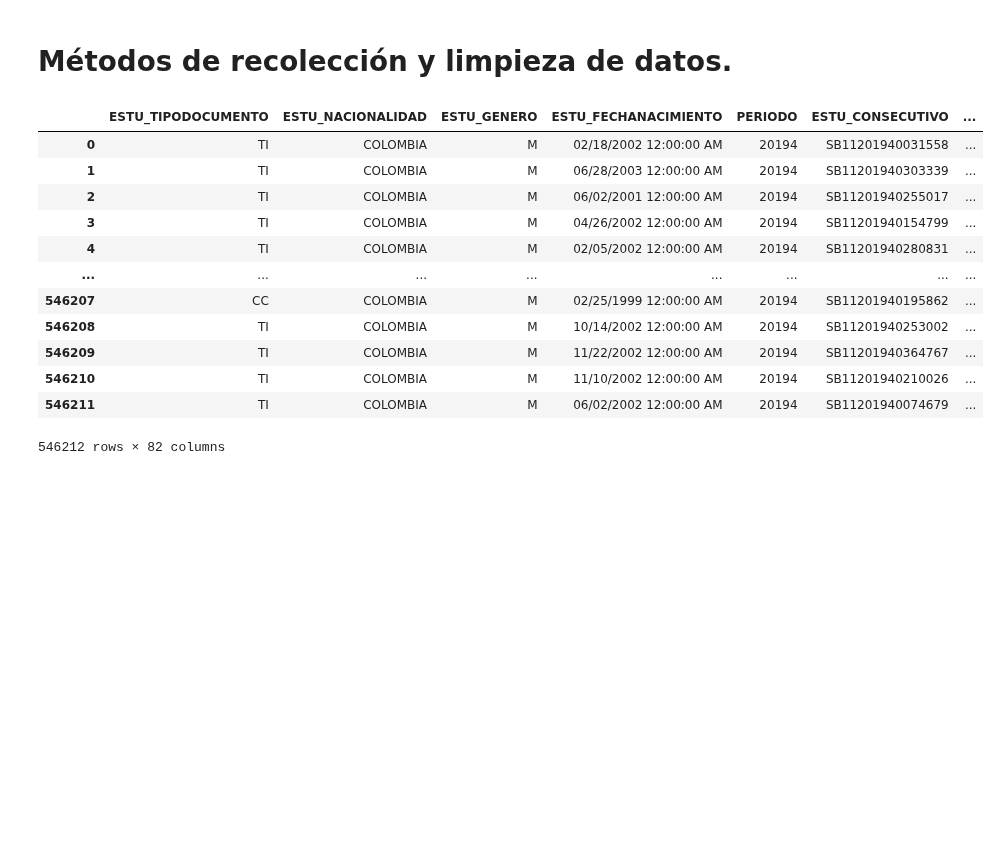
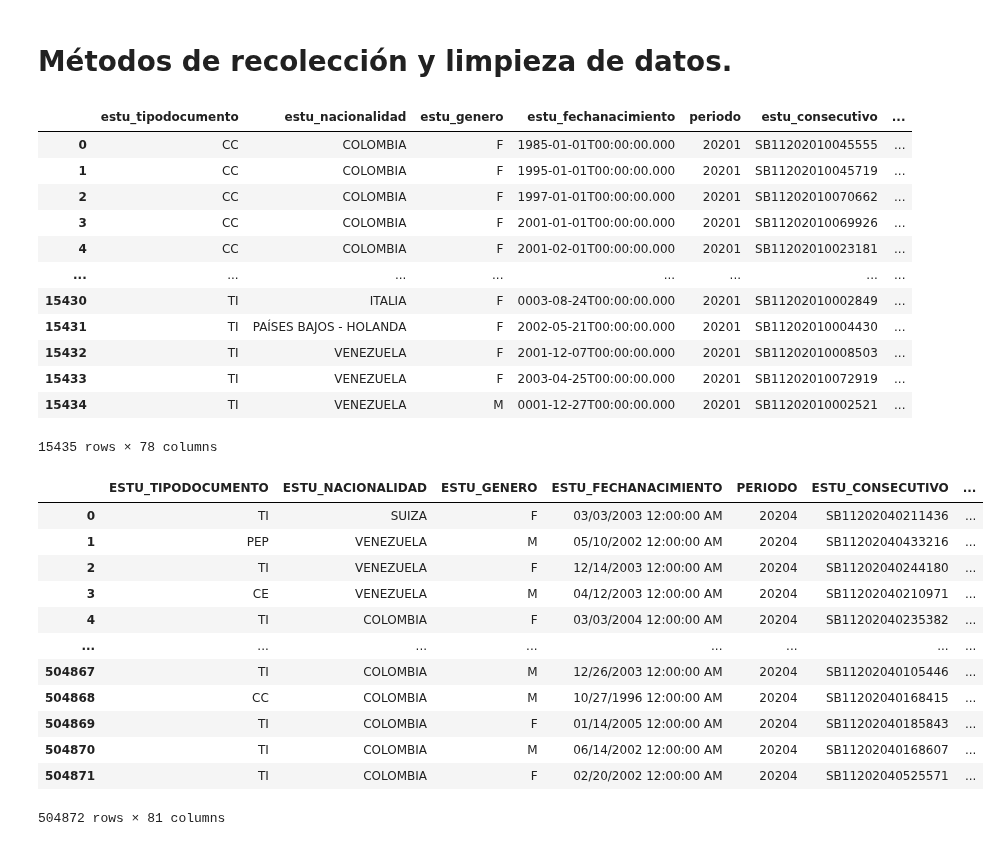
Before and after one commit to wespitia9/AVDV3-219, a Jupyter notebook: Modulo_1-Tecnicas_Avanzadas_de_Analisis_de_Datos/Modulo-1_dev.ipynb, the cells around one changed output. Saved outputs shown, nothing was run; the diff lists cells and outputs as text; code cells hidden in the pictures; blank space fills up the shorter version.

```diff
--- a/Modulo_1-Tecnicas_Avanzadas_de_Analisis_de_Datos/Modulo-1_dev.ipynb
+++ b/Modulo_1-Tecnicas_Avanzadas_de_Analisis_de_Datos/Modulo-1_dev.ipynb
@@ -494,20 +494,36 @@ Recursos recomendados:
 # Métodos de recolección y limpieza de datos.
 # %%
 #df_resultados_2018_1
-df_resultados_2019_2
-#df_resultados_2020_1
+#df_resultados_2019_2
+df_resultados_2020_1
 #df_resultados_2022_2
 # %% [output]
-|  | ESTU_TIPODOCUMENTO | ESTU_NACIONALIDAD | ESTU_GENERO | ESTU_FECHANACIMIENTO | PERIODO | ESTU_CONSECUTIVO | ... |
-| 0 | TI | COLOMBIA | M | 02/18/2002 12:00:00 AM | 20194 | SB11201940031558 | ... |
-| 1 | TI | COLOMBIA | M | 06/28/2003 12:00:00 AM | 20194 | SB11201940303339 | ... |
-| 2 | TI | COLOMBIA | M | 06/02/2001 12:00:00 AM | 20194 | SB11201940255017 | ... |
-| 3 | TI | COLOMBIA | M | 04/26/2002 12:00:00 AM | 20194 | SB11201940154799 | ... |
-| 4 | TI | COLOMBIA | M | 02/05/2002 12:00:00 AM | 20194 | SB11201940280831 | ... |
+|  | estu_tipodocumento | estu_nacionalidad | estu_genero | estu_fechanacimiento | periodo | estu_consecutivo | ... |
+| 0 | CC | COLOMBIA | F | 1985-01-01T00:00:00.000 | 20201 | SB11202010045555 | ... |
+| 1 | CC | COLOMBIA | F | 1995-01-01T00:00:00.000 | 20201 | SB11202010045719 | ... |
+| 2 | CC | COLOMBIA | F | 1997-01-01T00:00:00.000 | 20201 | SB11202010070662 | ... |
+| 3 | CC | COLOMBIA | F | 2001-01-01T00:00:00.000 | 20201 | SB11202010069926 | ... |
+| 4 | CC | COLOMBIA | F | 2001-02-01T00:00:00.000 | 20201 | SB11202010023181 | ... |
 | ... | ... | ... | ... | ... | ... | ... | ... |
-| 546207 | CC | COLOMBIA | M | 02/25/1999 12:00:00 AM | 20194 | SB11201940195862 | ... |
-| 546208 | TI | COLOMBIA | M | 10/14/2002 12:00:00 AM | 20194 | SB11201940253002 | ... |
-| 546209 | TI | COLOMBIA | M | 11/22/2002 12:00:00 AM | 20194 | SB11201940364767 | ... |
-| 546210 | TI | COLOMBIA | M | 11/10/2002 12:00:00 AM | 20194 | SB11201940210026 | ... |
-| 546211 | TI | COLOMBIA | M | 06/02/2002 12:00:00 AM | 20194 | SB11201940074679 | ... |
+| 15430 | TI | ITALIA | F | 0003-08-24T00:00:00.000 | 20201 | SB11202010002849 | ... |
+| 15431 | TI | PAÍSES BAJOS - HOLANDA | F | 2002-05-21T00:00:00.000 | 20201 | SB11202010004430 | ... |
+| 15432 | TI | VENEZUELA | F | 2001-12-07T00:00:00.000 | 20201 | SB11202010008503 | ... |
+| 15433 | TI | VENEZUELA | F | 2003-04-25T00:00:00.000 | 20201 | SB11202010072919 | ... |
+| 15434 | TI | VENEZUELA | M | 0001-12-27T00:00:00.000 | 20201 | SB11202010002521 | ... |
-546212 rows × 82 columns
+15435 rows × 78 columns
+# %%
+df_resultados_2022_2
+# %% [output]
+|  | ESTU_TIPODOCUMENTO | ESTU_NACIONALIDAD | ESTU_GENERO | ESTU_FECHANACIMIENTO | PERIODO | ESTU_CONSECUTIVO | ... |
+| 0 | TI | SUIZA | F | 03/03/2003 12:00:00 AM | 20204 | SB11202040211436 | ... |
+| 1 | PEP | VENEZUELA | M | 05/10/2002 12:00:00 AM | 20204 | SB11202040433216 | ... |
+| 2 | TI | VENEZUELA | F | 12/14/2003 12:00:00 AM | 20204 | SB11202040244180 | ... |
+| 3 | CE | VENEZUELA | M | 04/12/2003 12:00:00 AM | 20204 | SB11202040210971 | ... |
+| 4 | TI | COLOMBIA | F | 03/03/2004 12:00:00 AM | 20204 | SB11202040235382 | ... |
+| ... | ... | ... | ... | ... | ... | ... | ... |
+| 504867 | TI | COLOMBIA | M | 12/26/2003 12:00:00 AM | 20204 | SB11202040105446 | ... |
+| 504868 | CC | COLOMBIA | M | 10/27/1996 12:00:00 AM | 20204 | SB11202040168415 | ... |
+| 504869 | TI | COLOMBIA | F | 01/14/2005 12:00:00 AM | 20204 | SB11202040185843 | ... |
+| 504870 | TI | COLOMBIA | M | 06/14/2002 12:00:00 AM | 20204 | SB11202040168607 | ... |
+| 504871 | TI | COLOMBIA | F | 02/20/2002 12:00:00 AM | 20204 | SB11202040525571 | ... |
+504872 rows × 81 columns
```
Also changed, not shown: parts of 1 cell of this notebook.
